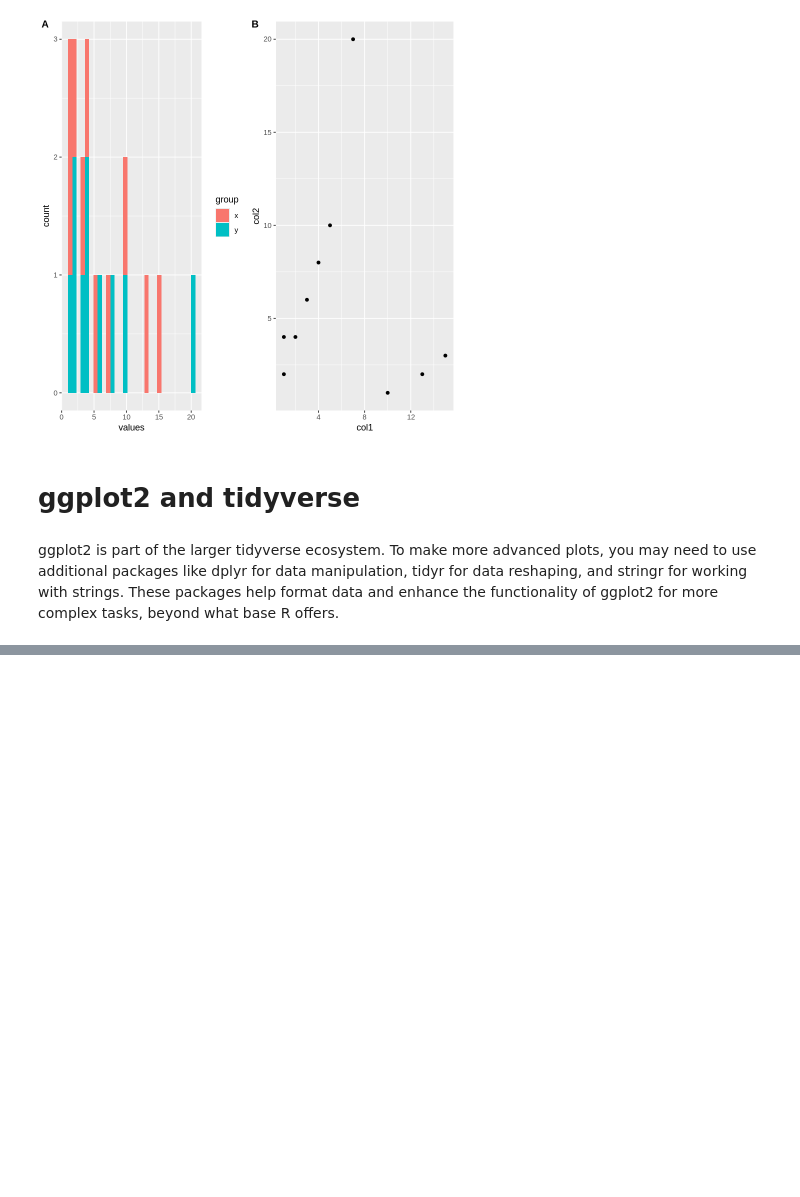
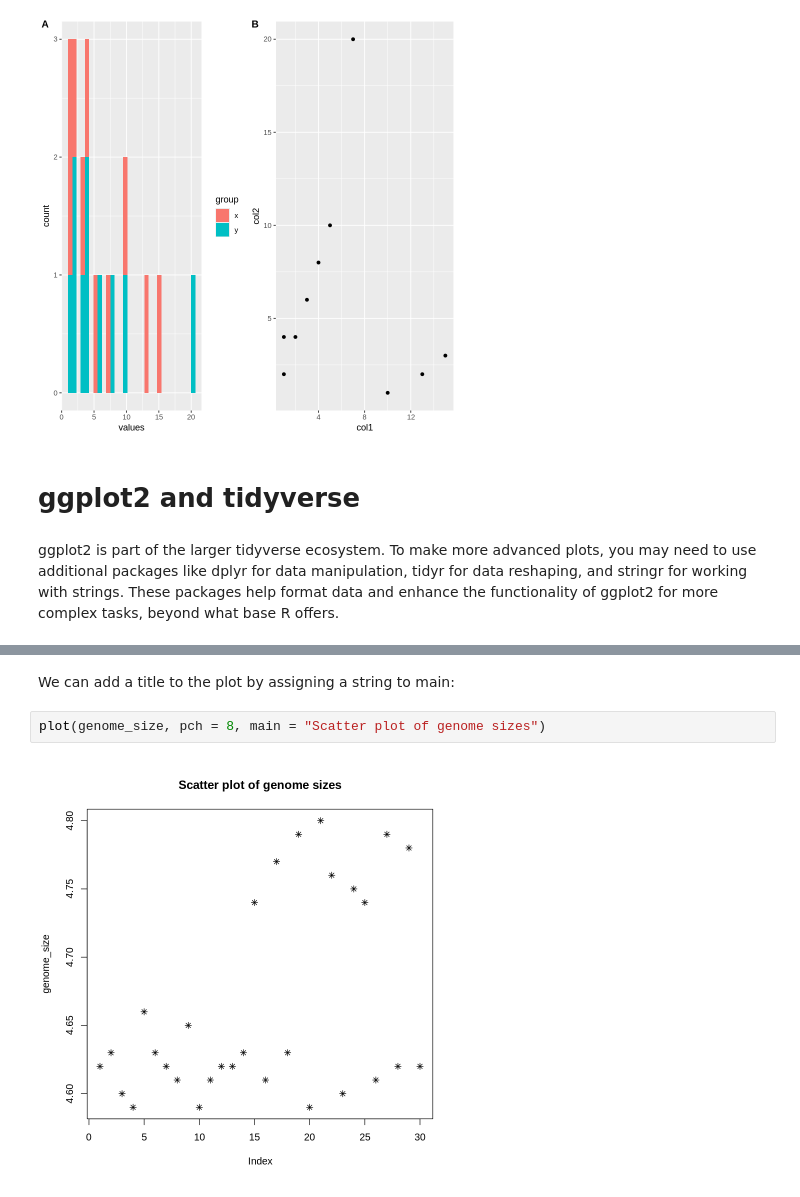
Before and after one commit to zainabbio/Youtube-Tutorials, a Jupyter notebook: Plotting_in_R_with_ggplot2.ipynb, the cells around one changed output, grey strips where cells are left out. Drawn from its saved outputs; the diff is of its cells as text; blank space fills up the shorter version.

```diff
--- a/Plotting_in_R_with_ggplot2.ipynb
+++ b/Plotting_in_R_with_ggplot2.ipynb
@@ -87,0 +122,6 @@ ggplot2 is part of the larger tidyverse ecosystem. To make more advanced plots,
+# %% [markdown]
+We can add a title to the plot by assigning a string to main:
+# %%
+plot(genome_size, pch = 8, main = "Scatter plot of genome sizes")
+# %% [output]
+[figure, added]
```
Also changed, not shown: parts of 89 cells of this notebook.
